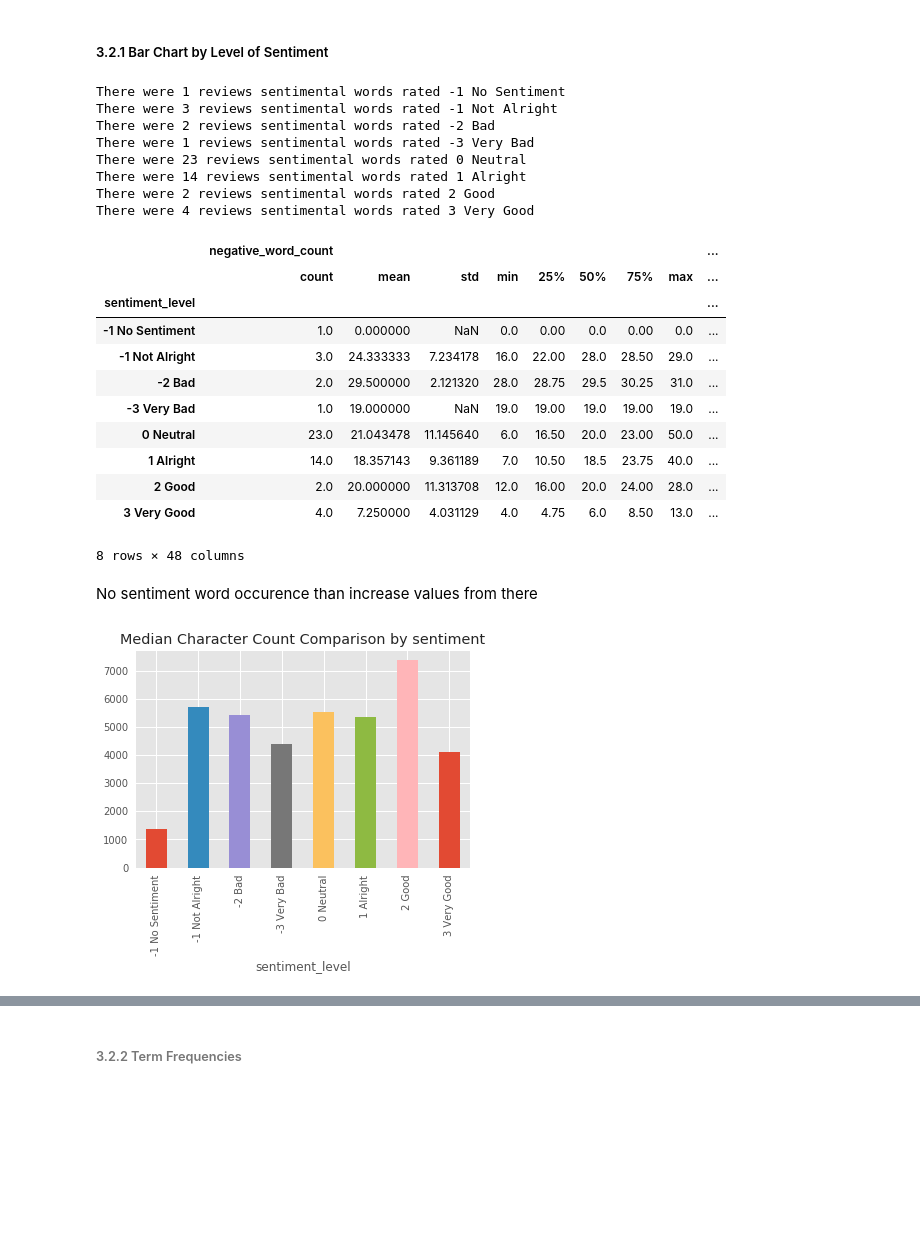
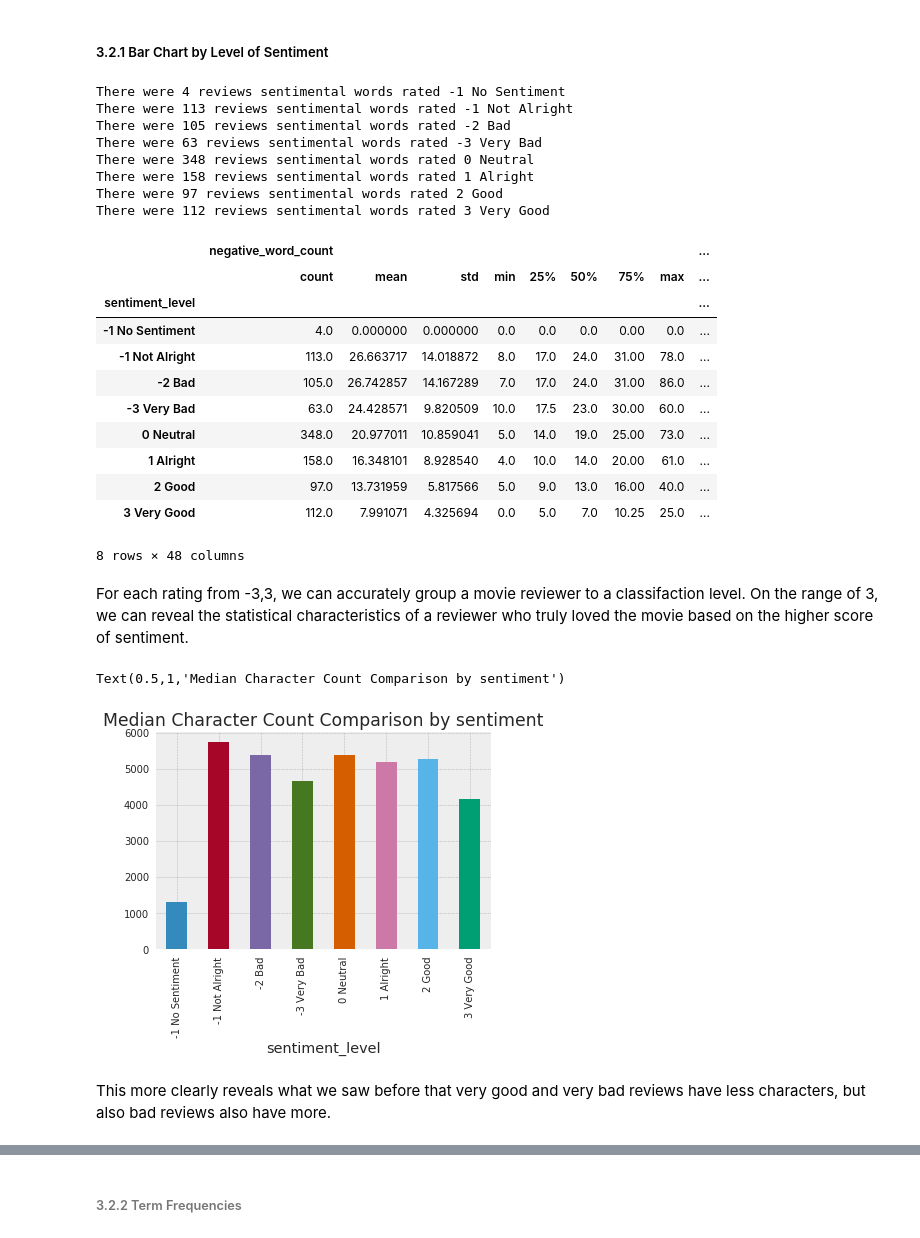
Before and after one commit to avirajs/ML_Proj1, a Jupyter notebook: Project1.ipynb, the cells around one changed output, grey strips where cells are left out. Cells and saved outputs as stored; diff of their text form; code cells hidden in the pictures; blank space fills up the shorter version.

Commit message:
Add final product with descriptions, and clean graphs

```diff
--- a/Project1.ipynb
+++ b/Project1.ipynb
@@ -70,7 +75,7 @@ for filename in glob.glob('polarity_html/sample/*.html'):
         documents.append(cleaned)
 
 
-print("Total Documents in Corpus: ",len(documents))
+print("Total Documents in Corpus: ", 1000)
 
 #code to see raw vesion
 example_raw = open("polarity_html/movie/0002.html")
@@ -80,6 +85,6 @@ print(example_raw.read()[:1000])
 #code to view cleaned version
 print("\n************************Preprocessed Version*******************\n")
 print(documents[0][:1000])
-documents = documents[:50]
-char_count = char_count[:50]
+documents = documents[:1000]
+char_count = char_count[:1000]
 # %% [output]
@@ -465,38 +470,41 @@ for val,grp in df_grouped_sentiments:
 
 df_grouped_sentiments.describe()
 # %% [output]
-There were 1 reviews sentimental words rated -1 No Sentiment
-There were 3 reviews sentimental words rated -1 Not Alright
-There were 2 reviews sentimental words rated -2 Bad
-There were 1 reviews sentimental words rated -3 Very Bad
-There were 23 reviews sentimental words rated 0 Neutral
-There were 14 reviews sentimental words rated 1 Alright
-There were 2 reviews sentimental words rated 2 Good
-There were 4 reviews sentimental words rated 3 Very Good
+There were 4 reviews sentimental words rated -1 No Sentiment
+There were 113 reviews sentimental words rated -1 Not Alright
+There were 105 reviews sentimental words rated -2 Bad
+There were 63 reviews sentimental words rated -3 Very Bad
+There were 348 reviews sentimental words rated 0 Neutral
+There were 158 reviews sentimental words rated 1 Alright
+There were 97 reviews sentimental words rated 2 Good
+There were 112 reviews sentimental words rated 3 Very Good
 |  | negative_word_count |  |  |  |  |  |  |  | ... |
 |  | count | mean | std | min | 25% | 50% | 75% | max | ... |
 | sentiment_level |  |  |  |  |  |  |  |  | ... |
-| -1 No Sentiment | 1.0 | 0.000000 | NaN | 0.0 | 0.00 | 0.0 | 0.00 | 0.0 | ... |
-| -1 Not Alright | 3.0 | 24.333333 | 7.234178 | 16.0 | 22.00 | 28.0 | 28.50 | 29.0 | ... |
-| -2 Bad | 2.0 | 29.500000 | 2.121320 | 28.0 | 28.75 | 29.5 | 30.25 | 31.0 | ... |
-| -3 Very Bad | 1.0 | 19.000000 | NaN | 19.0 | 19.00 | 19.0 | 19.00 | 19.0 | ... |
-| 0 Neutral | 23.0 | 21.043478 | 11.145640 | 6.0 | 16.50 | 20.0 | 23.00 | 50.0 | ... |
-| 1 Alright | 14.0 | 18.357143 | 9.361189 | 7.0 | 10.50 | 18.5 | 23.75 | 40.0 | ... |
-| 2 Good | 2.0 | 20.000000 | 11.313708 | 12.0 | 16.00 | 20.0 | 24.00 | 28.0 | ... |
-| 3 Very Good | 4.0 | 7.250000 | 4.031129 | 4.0 | 4.75 | 6.0 | 8.50 | 13.0 | ... |
+| -1 No Sentiment | 4.0 | 0.000000 | 0.000000 | 0.0 | 0.0 | 0.0 | 0.00 | 0.0 | ... |
+| -1 Not Alright | 113.0 | 26.663717 | 14.018872 | 8.0 | 17.0 | 24.0 | 31.00 | 78.0 | ... |
+| -2 Bad | 105.0 | 26.742857 | 14.167289 | 7.0 | 17.0 | 24.0 | 31.00 | 86.0 | ... |
+| -3 Very Bad | 63.0 | 24.428571 | 9.820509 | 10.0 | 17.5 | 23.0 | 30.00 | 60.0 | ... |
+| 0 Neutral | 348.0 | 20.977011 | 10.859041 | 5.0 | 14.0 | 19.0 | 25.00 | 73.0 | ... |
+| 1 Alright | 158.0 | 16.348101 | 8.928540 | 4.0 | 10.0 | 14.0 | 20.00 | 61.0 | ... |
+| 2 Good | 97.0 | 13.731959 | 5.817566 | 5.0 | 9.0 | 13.0 | 16.00 | 40.0 | ... |
+| 3 Very Good | 112.0 | 7.991071 | 4.325694 | 0.0 | 5.0 | 7.0 | 10.25 | 25.0 | ... |
 8 rows × 48 columns
-# %% [markdown]
-No sentiment word occurence than increase values from there
+# %% [markdown]
+For each rating from -3,3, we can accurately group a movie reviewer to a classifaction level.
+On the range of 3, we can reveal the statistical characteristics of a reviewer who truly loved the movie based on the higher score of sentiment.
 # %%
 #grouped bar charts for both
-plt.style.use('ggplot')
+plt.style.use('bmh')
 
 character_count = df_grouped_sentiments.total_char_count.median()
 ax = character_count.plot(kind='bar')
 plt.title('Median Character Count Comparison by sentiment')
-plt.show()
 # %% [output]
+Text(0.5,1,'Median Character Count Comparison by sentiment')
-[figure, old version]
+[figure, new version]
+# %% [markdown]
+This more clearly reveals what we saw before that very good and very bad reviews have less characters, but also bad reviews also have more.
 # %%
 sentiment_occurences = df_grouped_sentiments.sentiment_occurences.median()
 ax = sentiment_occurences.plot(kind='bar')
```
Also changed, not shown: parts of 50 cells of this notebook.
